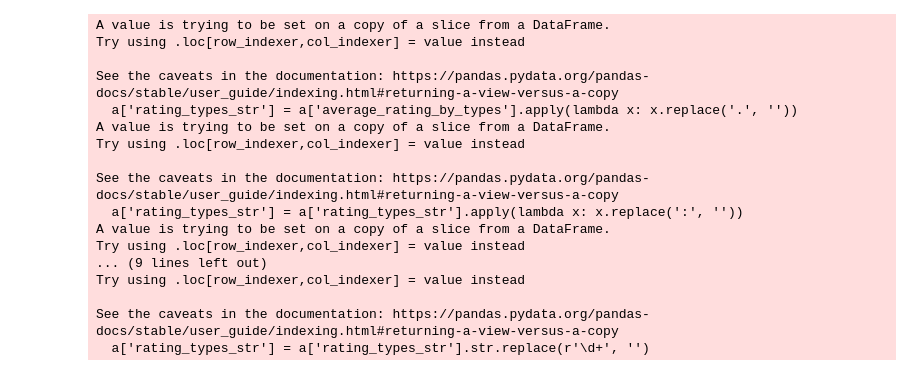
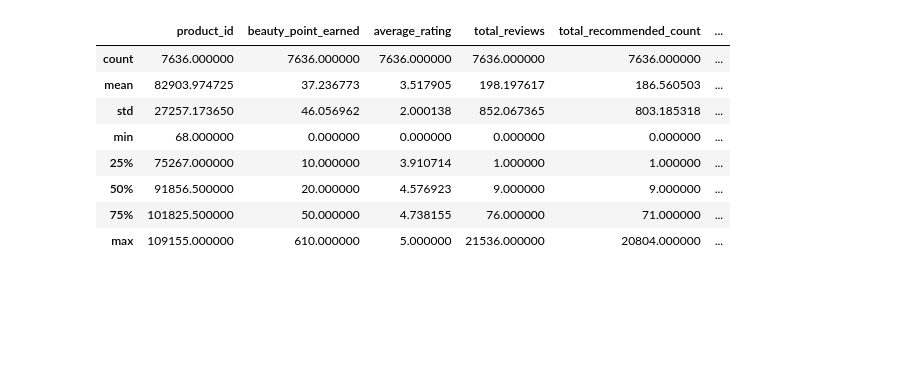
Before and after one commit to RedhaWassim/Sociolla-product, a Jupyter notebook: notebook/datacleaning.ipynb, the cells around one changed output. Drawn from its saved outputs; the diff is of its cells as text; code cells hidden in the pictures; blank space fills up the shorter version.

```diff
--- a/notebook/datacleaning.ipynb
+++ b/notebook/datacleaning.ipynb
@@ -34,28 +5,0 @@ df['categories3'] = df['categories'].apply(lambda x: x.split(';')[2] if len(x.sp
-# %%
-### adding missing value in rating_types_str from average_rating_by_types
-a = df.loc[df['rating_types_str'].isna()]
-a['rating_types_str'] = a['average_rating_by_types'].apply(lambda x: x.replace('.', ''))
-a['rating_types_str'] = a['rating_types_str'].apply(lambda x: x.replace(':', ''))
-a['rating_types_str'] = a['rating_types_str'].apply(lambda x: x.replace('"', ''))
-a['rating_types_str'] = a['rating_types_str'].apply(lambda x: x.replace(' ', ''))
-a['rating_types_str'] = a['rating_types_str'].str.replace(r'\d+', '')
-df.loc[df['rating_types_str'].isna()] = a
-df.reset_index(drop=True, inplace=True)
-# %% [output]
-A value is trying to be set on a copy of a slice from a DataFrame.
-Try using .loc[row_indexer,col_indexer] = value instead
-
-See the caveats in the documentation: https://pandas.pydata.org/pandas-docs/stable/user_guide/indexing.html#returning-a-view-versus-a-copy
-  a['rating_types_str'] = a['average_rating_by_types'].apply(lambda x: x.replace('.', ''))
-A value is trying to be set on a copy of a slice from a DataFrame.
-Try using .loc[row_indexer,col_indexer] = value instead
-
-See the caveats in the documentation: https://pandas.pydata.org/pandas-docs/stable/user_guide/indexing.html#returning-a-view-versus-a-copy
-  a['rating_types_str'] = a['rating_types_str'].apply(lambda x: x.replace(':', ''))
-A value is trying to be set on a copy of a slice from a DataFrame.
-Try using .loc[row_indexer,col_indexer] = value instead
-... (9 lines left out)
-Try using .loc[row_indexer,col_indexer] = value instead
-
-See the caveats in the documentation: https://pandas.pydata.org/pandas-docs/stable/user_guide/indexing.html#returning-a-view-versus-a-copy
-  a['rating_types_str'] = a['rating_types_str'].str.replace(r'\d+', '')
@@ -85,0 +6,14 @@ for i in range(0,len(df)):
+# %%
+df = pd.read_csv("/home/redha/Documents/projects/NLP/sociolla/data/archive/products_all_brands.csv")
+
+df.describe()
+# %% [output]
+|  | product_id | beauty_point_earned | average_rating | total_reviews | total_recommended_count | ... |
+| count | 7636.000000 | 7636.000000 | 7636.000000 | 7636.000000 | 7636.000000 | ... |
+| mean | 82903.974725 | 37.236773 | 3.517905 | 198.197617 | 186.560503 | ... |
+| std | 27257.173650 | 46.056962 | 2.000138 | 852.067365 | 803.185318 | ... |
+| min | 68.000000 | 0.000000 | 0.000000 | 0.000000 | 0.000000 | ... |
+| 25% | 75267.000000 | 10.000000 | 3.910714 | 1.000000 | 1.000000 | ... |
+| 50% | 91856.500000 | 20.000000 | 4.576923 | 9.000000 | 9.000000 | ... |
+| 75% | 101825.500000 | 50.000000 | 4.738155 | 76.000000 | 71.000000 | ... |
+| max | 109155.000000 | 610.000000 | 5.000000 | 21536.000000 | 20804.000000 | ... |
```
Also changed, not shown: parts of 27 cells of this notebook.
